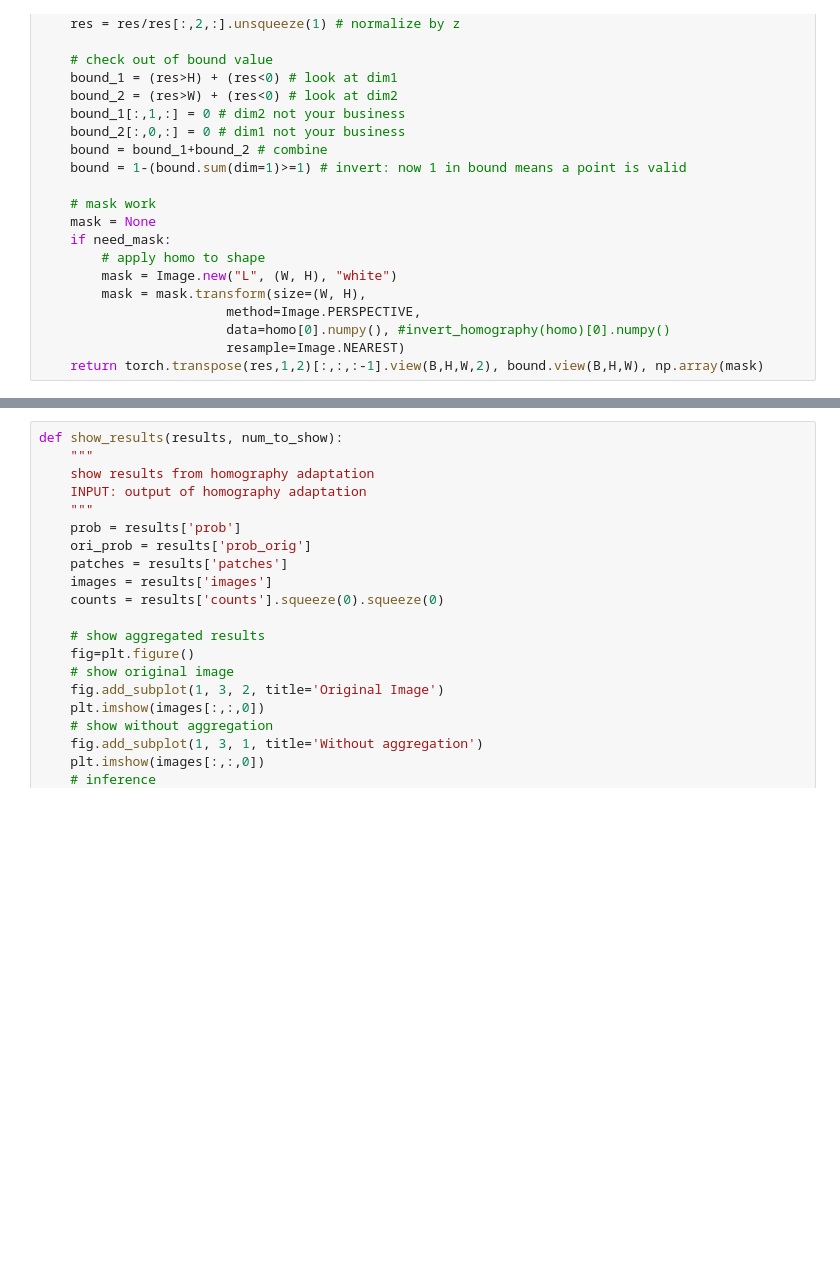
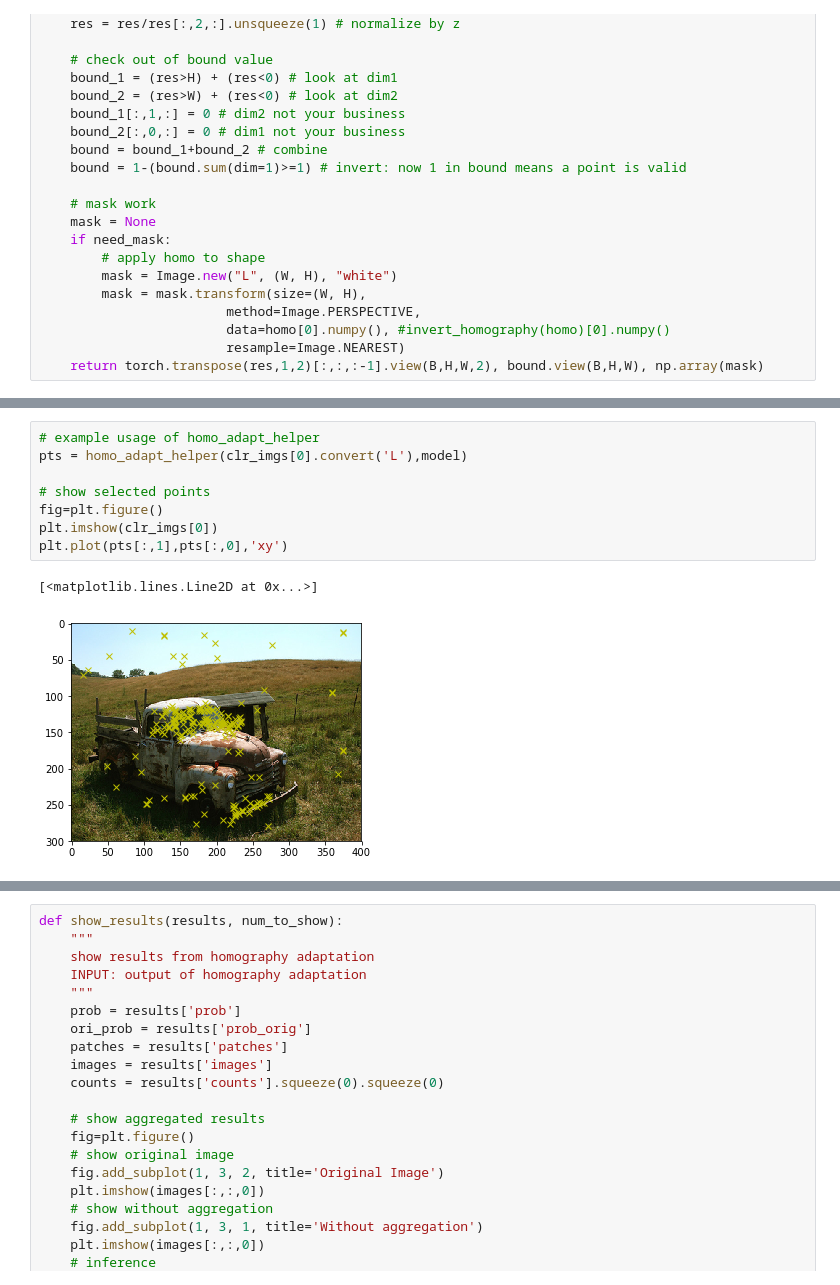
Before and after one commit to srini-cmu/specialized-superpoint, a Jupyter notebook: homography.ipynb, the cells around one changed output, grey strips where cells are left out. Cells and saved outputs as stored; diff of their text form; blank space fills up the shorter version.

```diff
--- a/homography.ipynb
+++ b/homography.ipynb
@@ -145,0 +146,11 @@ patches shape: 100
+# %%
+# example usage of homo_adapt_helper
+pts = homo_adapt_helper(clr_imgs[0].convert('L'),model)
+
+# show selected points
+fig=plt.figure()
+plt.imshow(clr_imgs[0])
+plt.plot(pts[:,1],pts[:,0],'xy')
+# %% [output]
+[<matplotlib.lines.Line2D at 0x...>]
+[figure, added]
```
Also changed, not shown: parts of 4 cells of this notebook.
